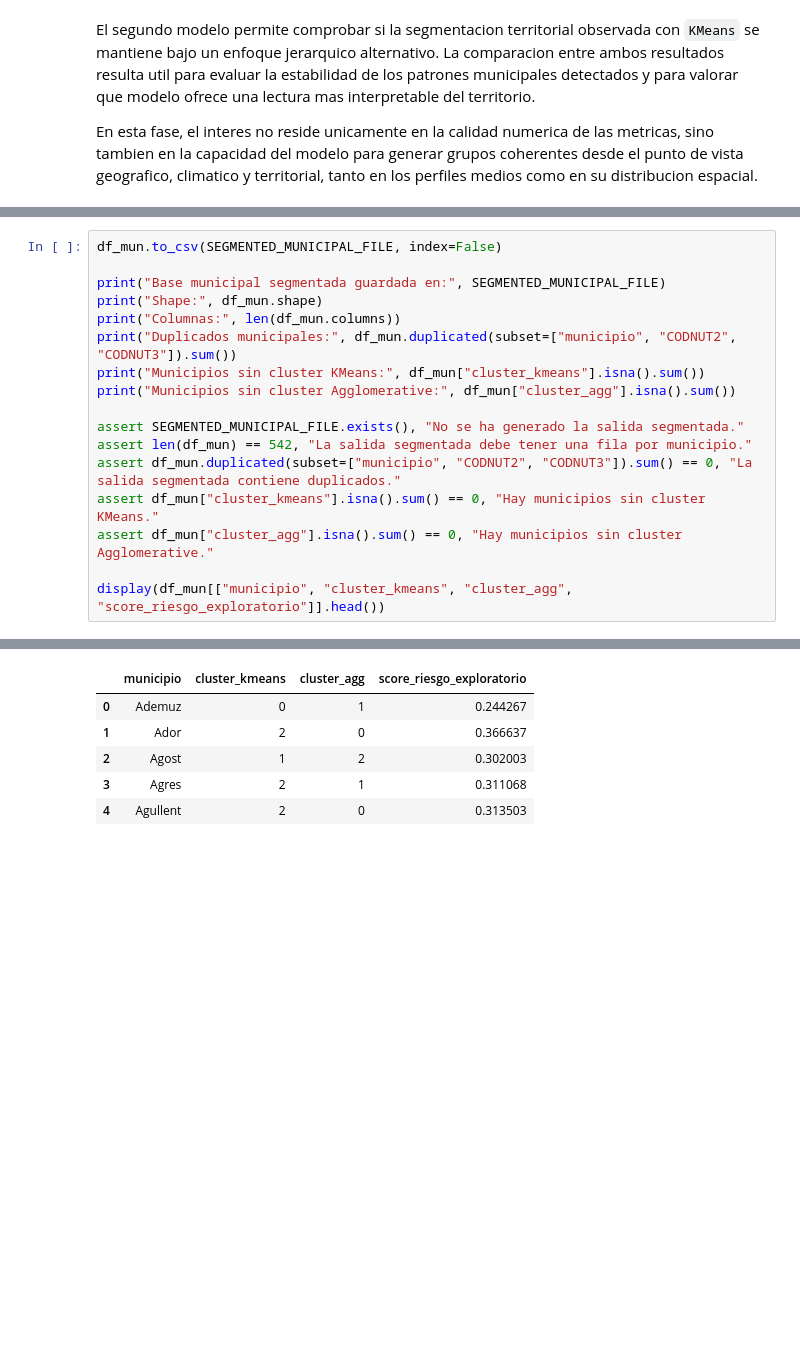
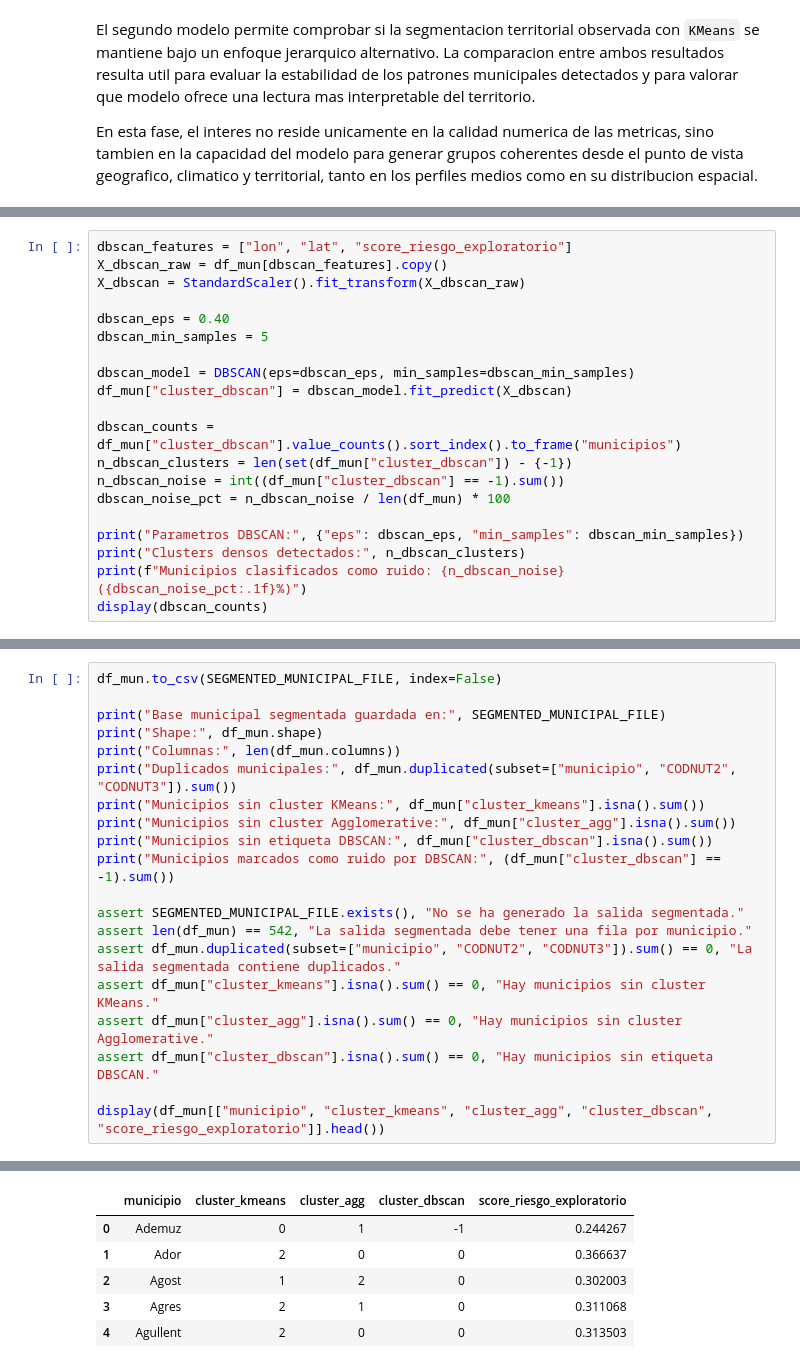
Before and after one commit to gonzalolarriba/modelo-geoespacial-riesgo-climatico, a Jupyter notebook: notebooks/notebook_4_modelado_segmentacion.ipynb, the cells around one changed output, grey strips where cells are left out. Cells and saved outputs as stored; diff of their text form; blank space fills up the shorter version.

Commit message:
feat(modeling): add exploratory DBSCAN contrast

```diff
--- a/notebooks/notebook_4_modelado_segmentacion.ipynb
+++ b/notebooks/notebook_4_modelado_segmentacion.ipynb
@@ -656,0 +665,20 @@ En esta fase, el interes no reside unicamente en la calidad numerica de las metr
+# %%
+dbscan_features = ["lon", "lat", "score_riesgo_exploratorio"]
+X_dbscan_raw = df_mun[dbscan_features].copy()
+X_dbscan = StandardScaler().fit_transform(X_dbscan_raw)
+
+dbscan_eps = 0.40
+dbscan_min_samples = 5
+
+dbscan_model = DBSCAN(eps=dbscan_eps, min_samples=dbscan_min_samples)
+df_mun["cluster_dbscan"] = dbscan_model.fit_predict(X_dbscan)
+
+dbscan_counts = df_mun["cluster_dbscan"].value_counts().sort_index().to_frame("municipios")
+n_dbscan_clusters = len(set(df_mun["cluster_dbscan"]) - {-1})
+n_dbscan_noise = int((df_mun["cluster_dbscan"] == -1).sum())
+dbscan_noise_pct = n_dbscan_noise / len(df_mun) * 100
+
+print("Parametros DBSCAN:", {"eps": dbscan_eps, "min_samples": dbscan_min_samples})
+print("Clusters densos detectados:", n_dbscan_clusters)
+print(f"Municipios clasificados como ruido: {n_dbscan_noise} ({dbscan_noise_pct:.1f}%)")
+display(dbscan_counts)
@@ -746,13 +898,16 @@ print("Columnas:", len(df_mun.columns))
 print("Duplicados municipales:", df_mun.duplicated(subset=["municipio", "CODNUT2", "CODNUT3"]).sum())
 print("Municipios sin cluster KMeans:", df_mun["cluster_kmeans"].isna().sum())
 print("Municipios sin cluster Agglomerative:", df_mun["cluster_agg"].isna().sum())
+print("Municipios sin etiqueta DBSCAN:", df_mun["cluster_dbscan"].isna().sum())
+print("Municipios marcados como ruido por DBSCAN:", (df_mun["cluster_dbscan"] == -1).sum())
 
 assert SEGMENTED_MUNICIPAL_FILE.exists(), "No se ha generado la salida segmentada."
 assert len(df_mun) == 542, "La salida segmentada debe tener una fila por municipio."
 assert df_mun.duplicated(subset=["municipio", "CODNUT2", "CODNUT3"]).sum() == 0, "La salida segmentada contiene duplicados."
 assert df_mun["cluster_kmeans"].isna().sum() == 0, "Hay municipios sin cluster KMeans."
 assert df_mun["cluster_agg"].isna().sum() == 0, "Hay municipios sin cluster Agglomerative."
+assert df_mun["cluster_dbscan"].isna().sum() == 0, "Hay municipios sin etiqueta DBSCAN."
 
-display(df_mun[["municipio", "cluster_kmeans", "cluster_agg", "score_riesgo_exploratorio"]].head())
+display(df_mun[["municipio", "cluster_kmeans", "cluster_agg", "cluster_dbscan", "score_riesgo_exploratorio"]].head())
 # %% [output]
 Base municipal segmentada guardada en: C:\Users\gonza\OneDrive\tfg\DATA\PROCESSED\dataset_cv_municipios_segmentado.csv
@@ -764,7 +921,7 @@ Municipios sin cluster Agglomerative: 0
-|  | municipio | cluster_kmeans | cluster_agg | score_riesgo_exploratorio |
-| 0 | Ademuz | 0 | 1 | 0.244267 |
-| 1 | Ador | 2 | 0 | 0.366637 |
-| 2 | Agost | 1 | 2 | 0.302003 |
-| 3 | Agres | 2 | 1 | 0.311068 |
-| 4 | Agullent | 2 | 0 | 0.313503 |
+|  | municipio | cluster_kmeans | cluster_agg | cluster_dbscan | score_riesgo_exploratorio |
+| 0 | Ademuz | 0 | 1 | -1 | 0.244267 |
+| 1 | Ador | 2 | 0 | 0 | 0.366637 |
+| 2 | Agost | 1 | 2 | 0 | 0.302003 |
+| 3 | Agres | 2 | 1 | 0 | 0.311068 |
+| 4 | Agullent | 2 | 0 | 0 | 0.313503 |
 # %% [markdown]
```
Also changed, not shown: parts of 16 cells of this notebook.
